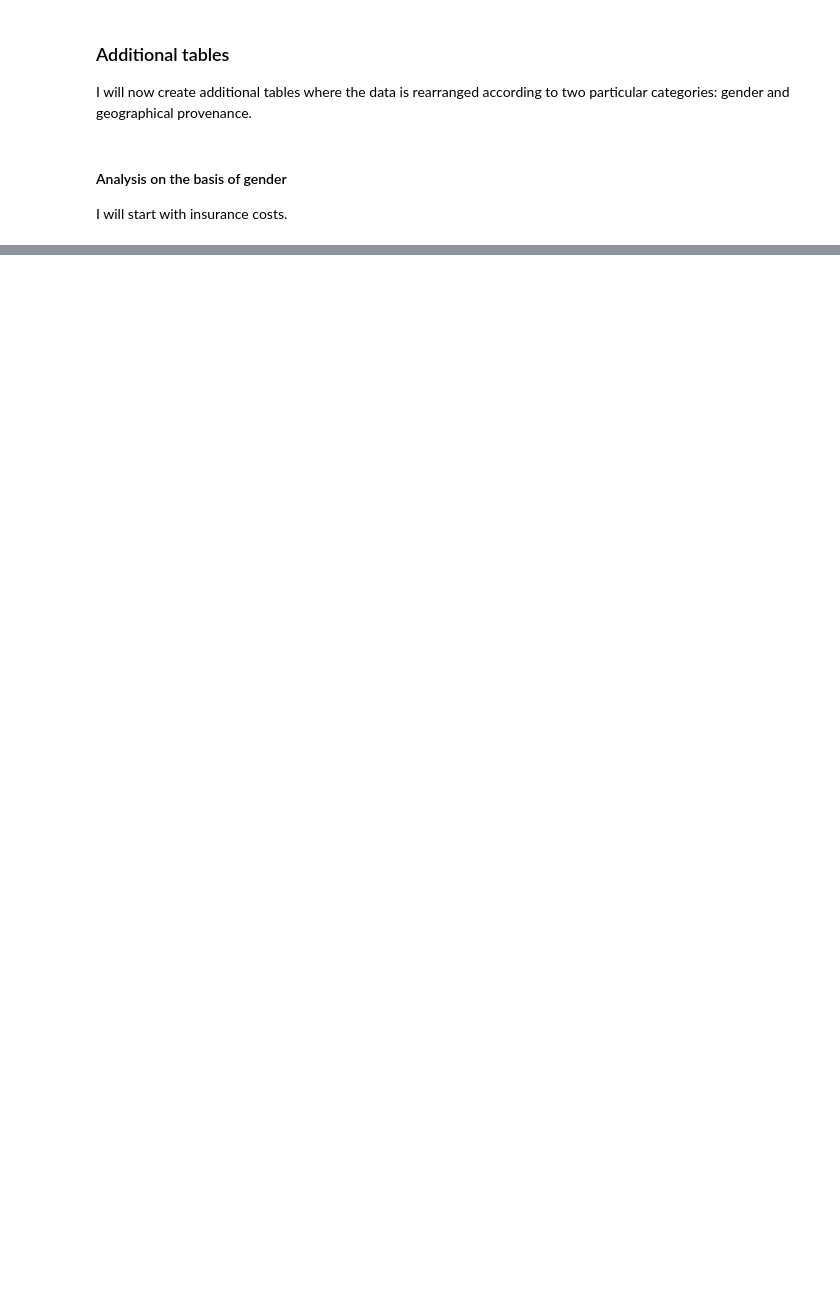
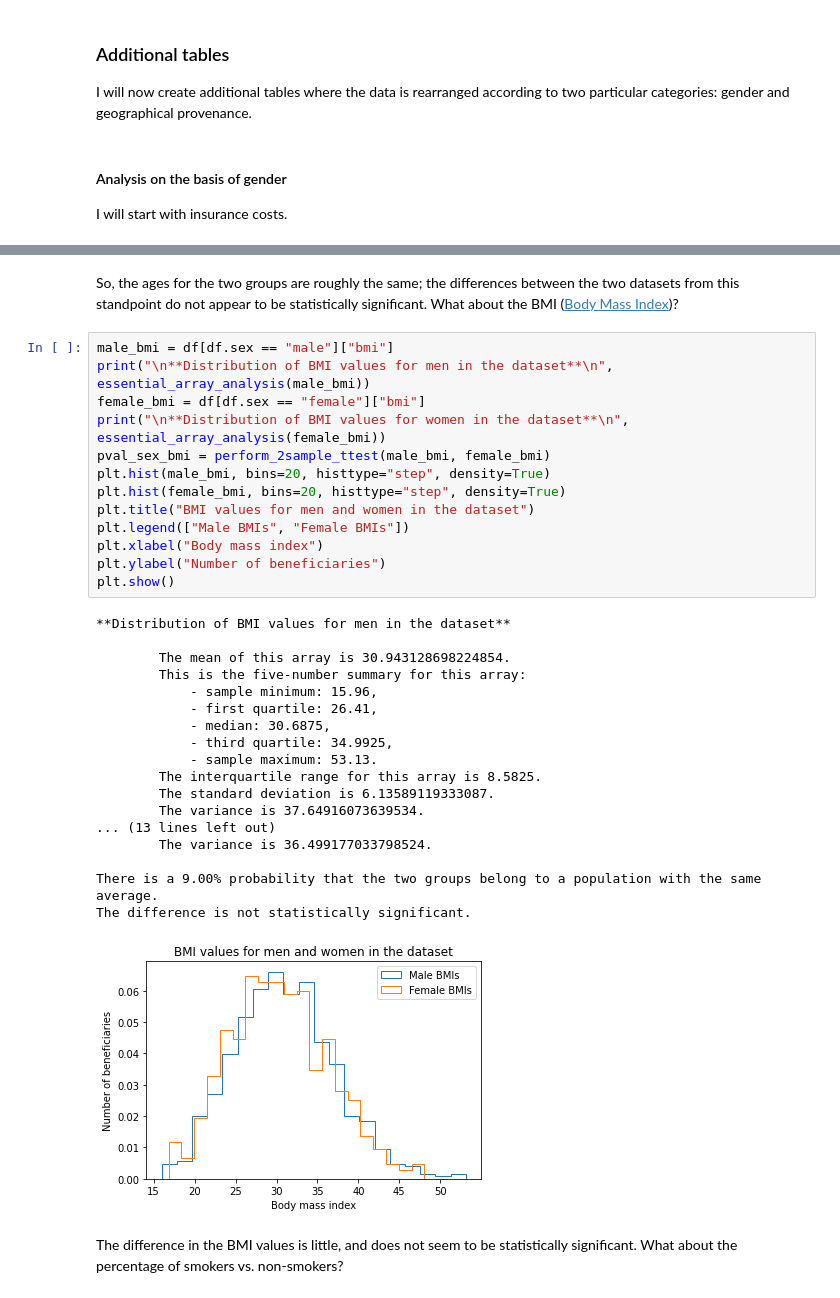
Before and after one commit to gesaretto/notebooks, a Jupyter notebook: medical_insurance_costs_project/us-medical-insurance-costs.ipynb, the cells around one changed output, grey strips where cells are left out. Saved outputs shown, nothing was run; the diff lists cells and outputs as text; blank space fills up the shorter version.

```diff
--- a/medical_insurance_costs_project/us-medical-insurance-costs.ipynb
+++ b/medical_insurance_costs_project/us-medical-insurance-costs.ipynb
@@ -240,0 +310,36 @@ print(sex_costs)
+# %% [markdown]
+So, the ages for the two groups are roughly the same; the differences between the two datasets from this standpoint do not appear to be statistically significant. What about the BMI ([Body Mass Index](https://en.wikipedia.org/wiki/Body_mass_index))?
+# %%
+male_bmi = df[df.sex == "male"]["bmi"]
+print("\n**Distribution of BMI values for men in the dataset**\n", essential_array_analysis(male_bmi))
+female_bmi = df[df.sex == "female"]["bmi"]
+print("\n**Distribution of BMI values for women in the dataset**\n", essential_array_analysis(female_bmi))
+pval_sex_bmi = perform_2sample_ttest(male_bmi, female_bmi)
+plt.hist(male_bmi, bins=20, histtype="step", density=True)
+plt.hist(female_bmi, bins=20, histtype="step", density=True)
+plt.title("BMI values for men and women in the dataset")
+plt.legend(["Male BMIs", "Female BMIs"])
+plt.xlabel("Body mass index")
+plt.ylabel("Number of beneficiaries")
+plt.show()
+# %% [output]
+**Distribution of BMI values for men in the dataset**
+
+        The mean of this array is 30.943128698224854.
+        This is the five-number summary for this array:
+            - sample minimum: 15.96,
+            - first quartile: 26.41,
+            - median: 30.6875,
+            - third quartile: 34.9925,
+            - sample maximum: 53.13.
+        The interquartile range for this array is 8.5825.
+        The standard deviation is 6.13589119333087.
+        The variance is 37.64916073639534.
+... (13 lines left out)
+        The variance is 36.499177033798524.
+
+There is a 9.00% probability that the two groups belong to a population with the same average.
+The difference is not statistically significant.
+[figure, added]
+# %% [markdown]
+The difference in the BMI values is little, and does not seem to be statistically significant. What about the percentage of smokers vs. non-smokers?
```
Also changed, not shown: parts of 15 cells of this notebook.
